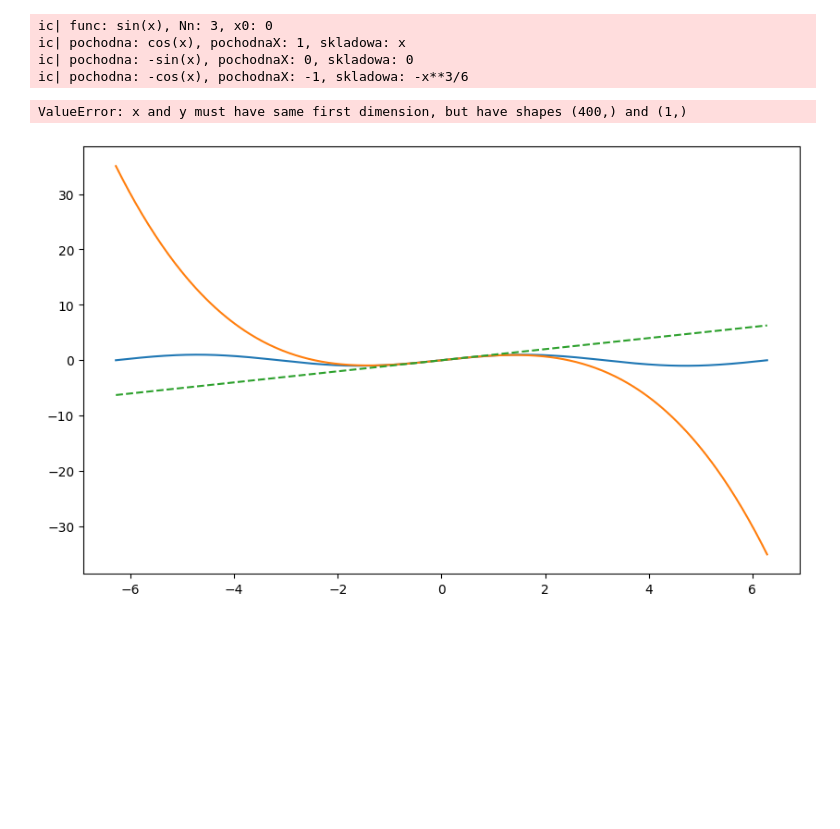
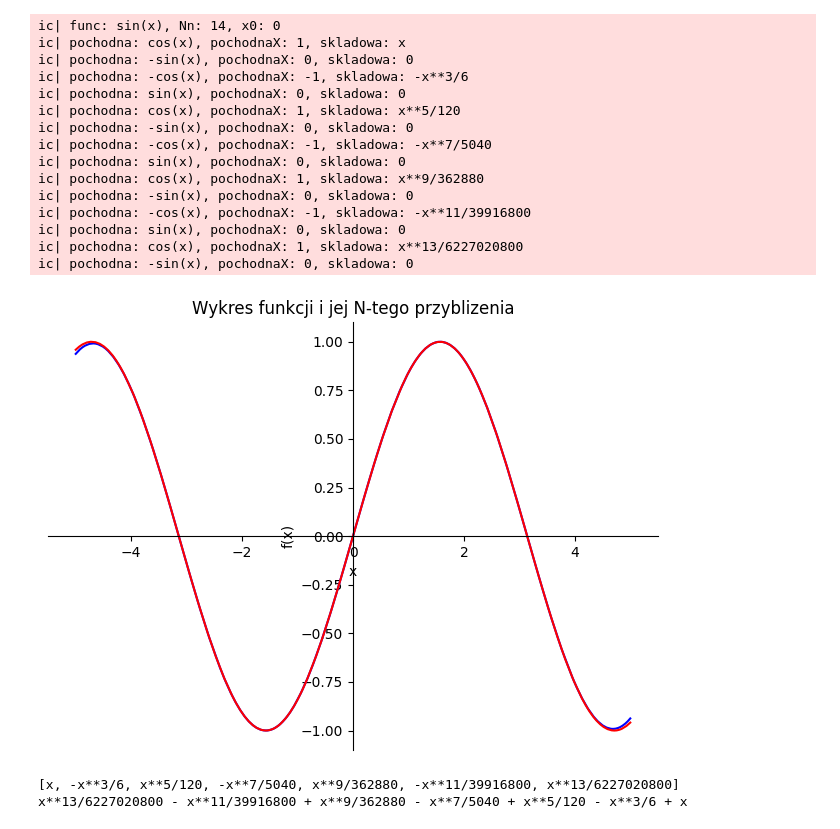
Before and after one commit to rzymski/jupyterObliczeniaNaukowe, a Jupyter notebook: szeregi.ipynb, the cells around one changed output. Drawn from its saved outputs; the diff is of its cells as text; code cells hidden in the pictures; blank space fills up the shorter version.

```diff
--- a/szeregi.ipynb
+++ b/szeregi.ipynb
@@ -7,6 +5,13 @@ import matplotlib.pyplot as plt
 x, y, z, l =symbols('x y z l')
 # %%
 from icecream import ic
+# %%
+def getPlots(func, taylor, rangeX=(-5, 5)):
+    plt1 = plot(func, (x, rangeX[0], rangeX[1]), show=False, line_color='blue', xlabel='x', ylabel='f(x)', lagend=True, title="Wykres funkcji i jej N-tego przyblizenia")
+    plt2 = plot(taylor, (x, rangeX[0], rangeX[1]), show=False, line_color='red')
+    plt1.append(plt2[0])
+    plt1.show()
+    return plt1
 # %%
 def t1(func, Nn, x0):
     ic(func, Nn, x0)
@@ -17,39 +22,32 @@ def t1(func, Nn, x0):
         pochodnaX = pochodna.subs(x, x0)
         skladowa = pochodnaX / math.factorial(n) * ((x - x0)**n)
         ic(pochodna, pochodnaX, skladowa)
-        skladowe.append(skladowa)
+        if skladowa:
+            skladowe.append(skladowa)
         szeregTaylora += skladowa
-
-    funcLambda = lambdify(x, func, modules=['numpy'])
-    taylorLambda = lambdify(x, szeregTaylora, modules=['numpy'])
-    skladoweLambda = [lambdify(x, sklad, modules=['numpy']) for sklad in skladowe]
-
-    plt.figure(figsize=(10, 6))
-    x_vals = np.linspace(x0-2*math.pi, x0+2*math.pi, 400)
-    # Wykres funkcji f(x)
-    plt.plot(x_vals, funcLambda(x_vals), label='func_label')
-
-    # Wykres N-tego przybliżenia funkcji f(x) szeregiem Taylora
-    plt.plot(x_vals, taylorLambda(x_vals), label='approx_label')
-
-    # Wykres składowych N-tego przybliżenia
-    for i, sklad in enumerate(skladoweLambda):
-        plt.plot(x_vals, sklad(x_vals), linestyle='--', label=f'a{i}(x)')
-
-    plt.legend()
-    plt.xlabel('x')
-    plt.ylabel('y')
-    plt.title('Przybliżenie funkcji szeregiem Taylora')
-    plt.grid(True)
-    plt.show()
-
-    return skladowe, szeregTaylora
+    wykreFunkcjiITailora = getPlots(szeregTaylora, func)
+    return skladowe, szeregTaylora, wykreFunkcjiITailora
-# %%
-ic(t1(sin(x), 3, 0))
-# %% [output]
-ic| func: sin(x), Nn: 3, x0: 0
-ic| pochodna: cos(x), pochodnaX: 1, skladowa: x
-ic| pochodna: -sin(x), pochodnaX: 0, skladowa: 0
-ic| pochodna: -cos(x), pochodnaX: -1, skladowa: -x**3/6
-ValueError: x and y must have same first dimension, but have shapes (400,) and (1,)
-[figure, removed]
+# %%
+t1Func = sin(x)
+w1, w2, w3 = t1(t1Func, 14, 0)
+print(w1)
+print(w2)
+# %% [output]
+ic| func: sin(x), Nn: 14, x0: 0
+ic| pochodna: cos(x), pochodnaX: 1, skladowa: x
+ic| pochodna: -sin(x), pochodnaX: 0, skladowa: 0
+ic| pochodna: -cos(x), pochodnaX: -1, skladowa: -x**3/6
+ic| pochodna: sin(x), pochodnaX: 0, skladowa: 0
+ic| pochodna: cos(x), pochodnaX: 1, skladowa: x**5/120
+ic| pochodna: -sin(x), pochodnaX: 0, skladowa: 0
+ic| pochodna: -cos(x), pochodnaX: -1, skladowa: -x**7/5040
+ic| pochodna: sin(x), pochodnaX: 0, skladowa: 0
+ic| pochodna: cos(x), pochodnaX: 1, skladowa: x**9/362880
+ic| pochodna: -sin(x), pochodnaX: 0, skladowa: 0
+ic| pochodna: -cos(x), pochodnaX: -1, skladowa: -x**11/39916800
+ic| pochodna: sin(x), pochodnaX: 0, skladowa: 0
+ic| pochodna: cos(x), pochodnaX: 1, skladowa: x**13/6227020800
+ic| pochodna: -sin(x), pochodnaX: 0, skladowa: 0
+[figure, added]
+[x, -x**3/6, x**5/120, -x**7/5040, x**9/362880, -x**11/39916800, x**13/6227020800]
+x**13/6227020800 - x**11/39916800 + x**9/362880 - x**7/5040 + x**5/120 - x**3/6 + x
```
Also changed, not shown: parts of 1 cell of this notebook, 1 other file.
